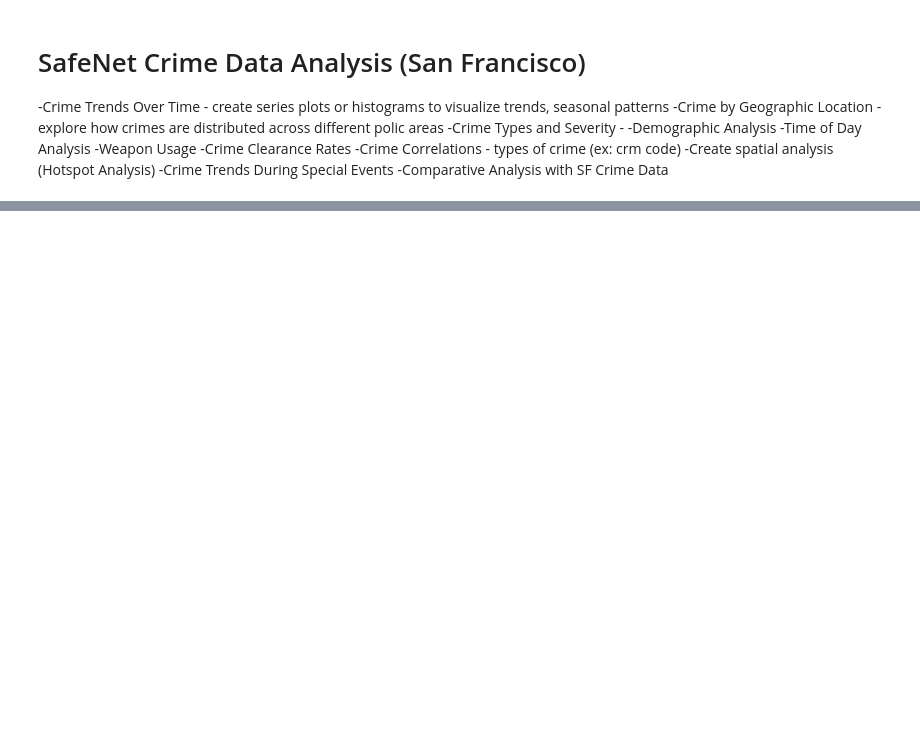
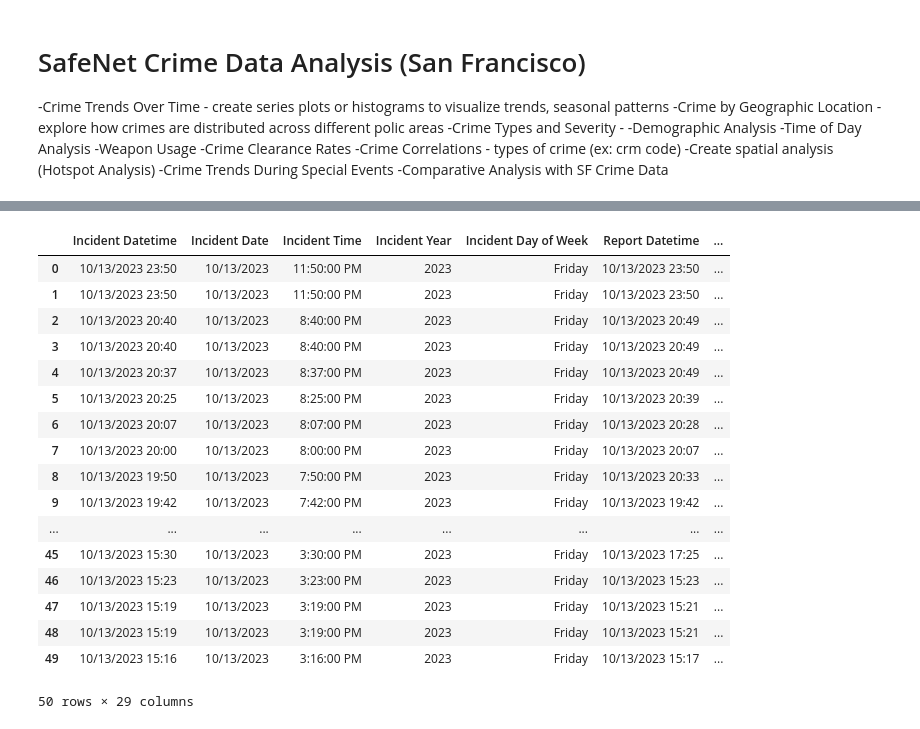
Before and after one commit to rabellan/SafetyNet, a Jupyter notebook: safetynet_sf_crimedata.ipynb, the cells around one changed output, grey strips where cells are left out. Drawn from its saved outputs; the diff is of its cells as text; code cells hidden in the pictures; blank space fills up the shorter version.

```diff
--- a/safetynet_sf_crimedata.ipynb
+++ b/safetynet_sf_crimedata.ipynb
@@ -156,0 +147,12 @@ SF Incident Code: [1002, 1062, 1160, 2002, 2005, 2020, 2101, 2103, 2104, 2204, 3
+# %%
+#Grouping the keywords in the SF Incident Desciption as White Collar Crime
+white_collar_crime = ["fraud","embezzlement","personation", "impersonation","counterfeit","imperson","counterfeiting",\
+                      "falsify","false","permit","forgery"]
+mask_white_collar = unique_codes_sorted["Incident Description"].str.contains("|".join(white_collar_crime), case=False)
+white_collar_group = unique_codes_sorted[mask_white_collar]
+#Collect the corresponding "SF Incident Code" and save to a variable
+white_collar_codes = white_collar_group["Incident Code"].tolist()
+#Display the results:
+print(f"Total number of White collar crime type: {len(white_collar_codes)} of 840")
+print("List of White collar crime by Incident Code")
+print(f"Incident Code: {white_collar_codes}")
@@ -156,0 +219,40 @@ SF Incident Code: [1002, 1062, 1160, 2002, 2005, 2020, 2101, 2103, 2104, 2204, 3
+# %%
+import numpy as np
+
+# #Assign 101 to Violent Crime
+# crimedata_df["New Incident ID"] = np.where(crimedata_df['Incident Code'].isin(violent_crime_codes), 101, crimedata_df['Incident Code'])
+
+# Initialize "New Incident ID" with original values
+crimedata_df["New Incident ID"] = crimedata_df['Incident Code']
+
+# Assign 101 to Violent Crime
+mask_violent = crimedata_df['Incident Code'].isin(violent_crime_codes)
+crimedata_df.loc[mask_violent, "New Incident ID"] = 101
+
+# Assign 102 to Property Crime
+mask_property = crimedata_df['Incident Code'].isin(property_crime_codes)
+crimedata_df.loc[mask_property & ~mask_violent, "New Incident ID"] = 102  # Exclude already labeled as violent
+
+# Assign 103 to White Collar Crime
+mask_white_collar = crimedata_df['Incident Code'].isin(white_collar_codes)
+crimedata_df.loc[mask_white_collar & ~mask_violent & ~mask_property, "New Incident ID"] = 103  # Exclude already labeled as violent or property
+display(crimedata_df.head(50))
+# %% [output]
+|  | Incident Datetime | Incident Date | Incident Time | Incident Year | Incident Day of Week | Report Datetime | ... |
+| 0 | 10/13/2023 23:50 | 10/13/2023 | 11:50:00 PM | 2023 | Friday | 10/13/2023 23:50 | ... |
+| 1 | 10/13/2023 23:50 | 10/13/2023 | 11:50:00 PM | 2023 | Friday | 10/13/2023 23:50 | ... |
+| 2 | 10/13/2023 20:40 | 10/13/2023 | 8:40:00 PM | 2023 | Friday | 10/13/2023 20:49 | ... |
+| 3 | 10/13/2023 20:40 | 10/13/2023 | 8:40:00 PM | 2023 | Friday | 10/13/2023 20:49 | ... |
+| 4 | 10/13/2023 20:37 | 10/13/2023 | 8:37:00 PM | 2023 | Friday | 10/13/2023 20:49 | ... |
+| 5 | 10/13/2023 20:25 | 10/13/2023 | 8:25:00 PM | 2023 | Friday | 10/13/2023 20:39 | ... |
+| 6 | 10/13/2023 20:07 | 10/13/2023 | 8:07:00 PM | 2023 | Friday | 10/13/2023 20:28 | ... |
+| 7 | 10/13/2023 20:00 | 10/13/2023 | 8:00:00 PM | 2023 | Friday | 10/13/2023 20:07 | ... |
+| 8 | 10/13/2023 19:50 | 10/13/2023 | 7:50:00 PM | 2023 | Friday | 10/13/2023 20:33 | ... |
+| 9 | 10/13/2023 19:42 | 10/13/2023 | 7:42:00 PM | 2023 | Friday | 10/13/2023 19:42 | ... |
+| ... | ... | ... | ... | ... | ... | ... | ... |
+| 45 | 10/13/2023 15:30 | 10/13/2023 | 3:30:00 PM | 2023 | Friday | 10/13/2023 17:25 | ... |
+| 46 | 10/13/2023 15:23 | 10/13/2023 | 3:23:00 PM | 2023 | Friday | 10/13/2023 15:23 | ... |
+| 47 | 10/13/2023 15:19 | 10/13/2023 | 3:19:00 PM | 2023 | Friday | 10/13/2023 15:21 | ... |
+| 48 | 10/13/2023 15:19 | 10/13/2023 | 3:19:00 PM | 2023 | Friday | 10/13/2023 15:21 | ... |
+| 49 | 10/13/2023 15:16 | 10/13/2023 | 3:16:00 PM | 2023 | Friday | 10/13/2023 15:17 | ... |
+50 rows × 29 columns
```
Also changed, not shown: parts of 11 cells of this notebook.
